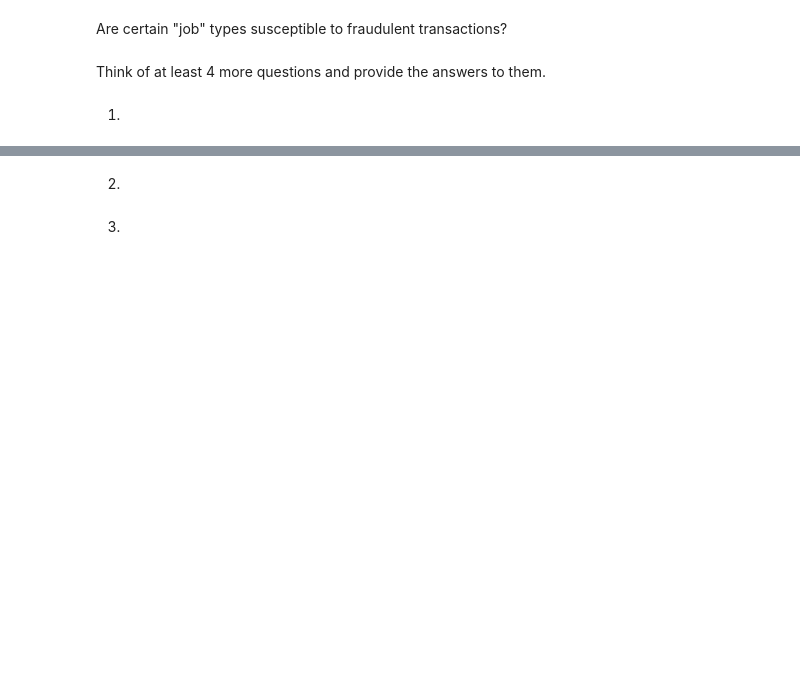
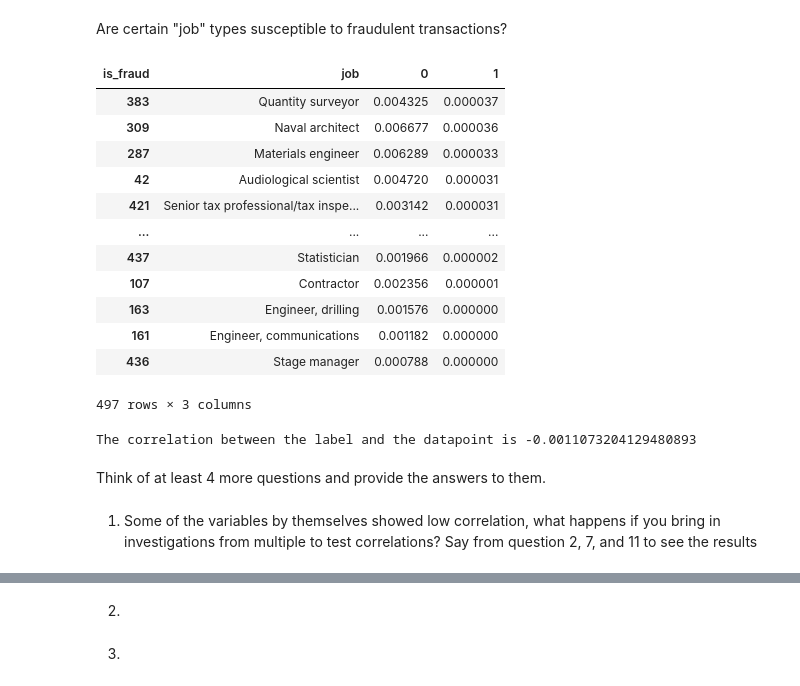
Before and after one commit to DMODPevahouse/ai_enabled_system, a Jupyter notebook: FraudDetection/exploratory_analysis.ipynb, the cells around one changed output, grey strips where cells are left out. Cells and saved outputs as stored; diff of their text form; code cells hidden in the pictures; blank space fills up the shorter version.

```diff
--- a/FraudDetection/exploratory_analysis.ipynb
+++ b/FraudDetection/exploratory_analysis.ipynb
@@ -53,2 +295,24 @@ Is there a relationship between between "city_pop" and incidence of fraud?
 # %% [markdown]
 Are certain "job" types susceptible to fraudulent transactions?
+# %%
+label_percentage_per_job = pd.crosstab(df2['job'], df2['is_fraud'], normalize='all')
+# %%
+result = label_percentage_per_job.reset_index().sort_values(by=1, ascending=False)
+# %%
+pd.set_option('display.max_rows', 10)
+# %%
+result
+# %% [output]
+| is_fraud | job | 0 | 1 |
+| 383 | Quantity surveyor | 0.004325 | 0.000037 |
+| 309 | Naval architect | 0.006677 | 0.000036 |
+| 287 | Materials engineer | 0.006289 | 0.000033 |
+| 42 | Audiological scientist | 0.004720 | 0.000031 |
+| 421 | Senior tax professional/tax inspe... | 0.003142 | 0.000031 |
+| ... | ... | ... | ... |
+| 437 | Statistician | 0.001966 | 0.000002 |
+| 107 | Contractor | 0.002356 | 0.000001 |
+| 163 | Engineer, drilling | 0.001576 | 0.000000 |
+| 161 | Engineer, communications | 0.001182 | 0.000000 |
+| 436 | Stage manager | 0.000788 | 0.000000 |
+497 rows × 3 columns
@@ -55,4 +326,9 @@ Are certain "job" types susceptible to fraudulent transactions?
+# %%
+correlation = df_job['is_fraud'].corr(df_job['job'])
+print(f"The correlation between the label and the datapoint is {correlation}")
+# %% [output]
+The correlation between the label and the datapoint is -0.0011073204129480893
 # %% [markdown]
 Think of at least 4 more questions and provide the answers to them.
-# %% [markdown]
-1.
+# %% [markdown]
+1. Some of the variables by themselves showed low correlation, what happens if you bring in investigations from multiple to test correlations? Say from question 2, 7, and 11 to see the results
```
Also changed, not shown: parts of 38 cells of this notebook.
